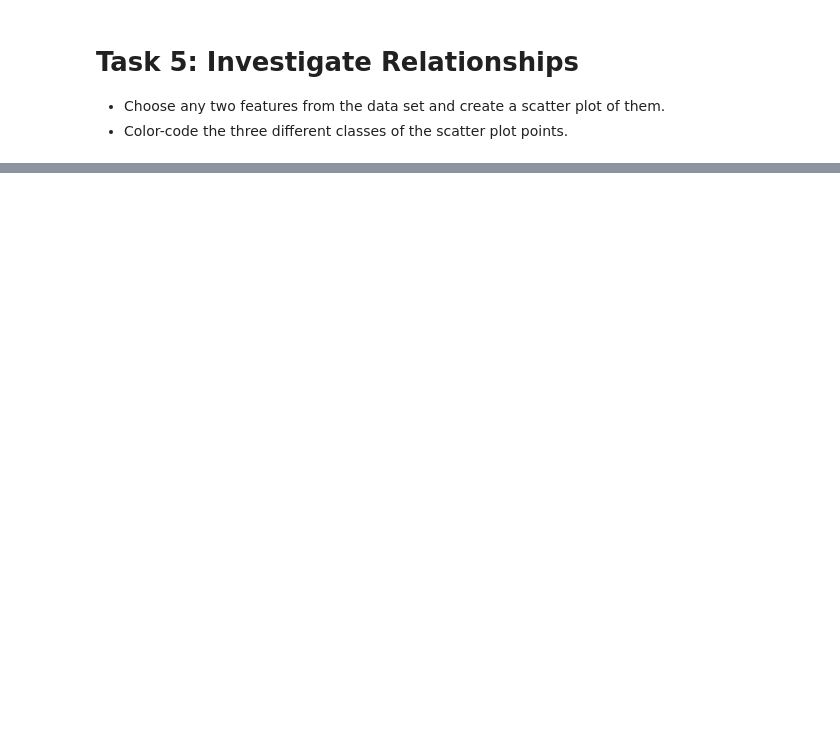
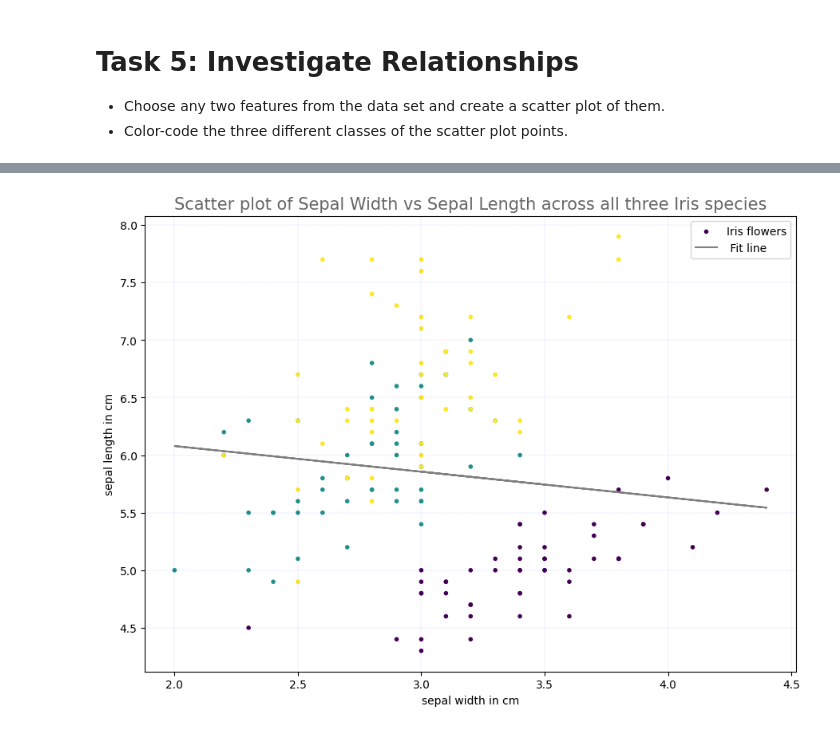
Before and after one commit to Maroua-El-Imame/principles_of_data_analytics, a Jupyter notebook: tasks.ipynb, the cells around one changed output, grey strips where cells are left out. Cells and saved outputs as stored; diff of their text form; code cells hidden in the pictures; blank space fills up the shorter version.

```diff
--- a/tasks.ipynb
+++ b/tasks.ipynb
@@ -301,0 +309,29 @@ Use numpy.polyfit to add a regression line to the scatter plot from Task 5.
+# %%
+# recall the scatter plot method implemented in task 5
+fig, ax = plt.subplots()
+scatter = ax.scatter(sepal_width, sepal_length, label='Iris flowers', c=classes, marker='.')
+
+# adding a grid to simplify dataset features reading.
+plt.grid(color = 'blue', linestyle = '--', linewidth = 0.06)
+
+# Use polyfit to fit a line to the data.
+np.polyfit(sepal_width, sepal_length, 1)
+
+# y = mx + c, where m is the slope and c is the y-intercept
+m, c = np.polyfit(sepal_width, sepal_length, deg=1)
+
+# plot
+plt.plot(sepal_width, m * sepal_width + c, label=' Fit line', color = 'grey')
+
+# set a title and labels
+plt.title('Scatter plot of Sepal Width vs Sepal Length across all three Iris species', c='black', fontsize=15, alpha=0.6)
+ax.set_xlabel('sepal width in cm')
+ax.set_ylabel('sepal length in cm')
+
+# I used subplots_adjust to help medjust the subplot layout parameters
+plt.subplots_adjust(right=1.4, top=1.3)
+
+# adding a legend and place in upper light of the plot
+legend_1 = ax.legend(loc="upper right")
+# %% [output]
+[figure, added]
```
Also changed, not shown: parts of 5 cells of this notebook.
